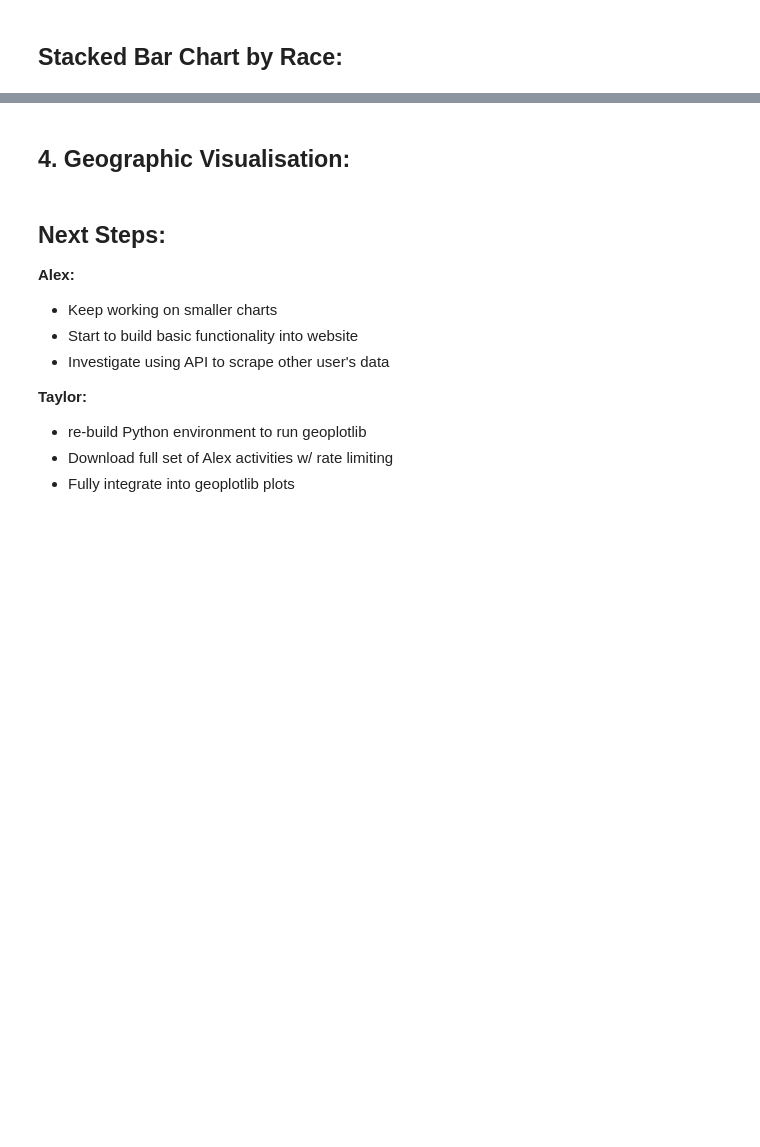
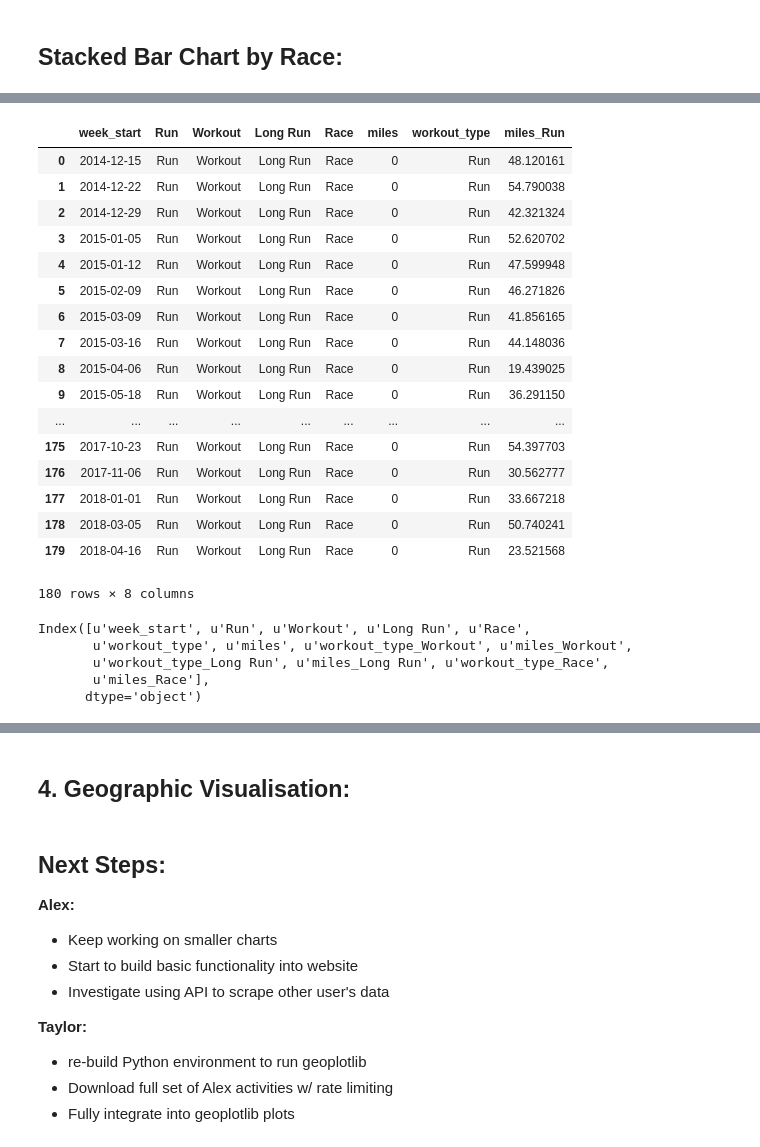
Before and after one commit to ajhoward7/strava-vis, a Jupyter notebook: bin/Beta Release.ipynb, the cells around one changed output, grey strips where cells are left out. Saved outputs shown, nothing was run; the diff lists cells and outputs as text; code cells hidden in the pictures; blank space fills up the shorter version.

```diff
--- a/bin/Beta Release.ipynb
+++ b/bin/Beta Release.ipynb
@@ -264,0 +277,4 @@ by_week_activity_df = pd.DataFrame(activities_grouped_df_2.week_start.unique(),
+# %%
+by_week_activity_df['miles'] = 0
+# %%
+by_week_activity_df = pd.merge(by_week_activity_df, activities_grouped_df_2, left_on = ['week_start','{}'.format(activities_df.workout_type.unique()[0])], right_on = ['week_start','workout_type'], how='left',suffixes = ('','_{}'.format(activities_df.workout_type.unique()[0])))
@@ -265 +302,22 @@ by_week_activity_df = pd.DataFrame(activities_grouped_df_2.week_start.unique(),
+# %%
+by_week_activity_df
+# %% [output]
+|  | week_start | Run | Workout | Long Run | Race | miles | workout_type | miles_Run |
+| 0 | 2014-12-15 | Run | Workout | Long Run | Race | 0 | Run | 48.120161 |
+| 1 | 2014-12-22 | Run | Workout | Long Run | Race | 0 | Run | 54.790038 |
+| 2 | 2014-12-29 | Run | Workout | Long Run | Race | 0 | Run | 42.321324 |
+| 3 | 2015-01-05 | Run | Workout | Long Run | Race | 0 | Run | 52.620702 |
+| 4 | 2015-01-12 | Run | Workout | Long Run | Race | 0 | Run | 47.599948 |
+| 5 | 2015-02-09 | Run | Workout | Long Run | Race | 0 | Run | 46.271826 |
+| 6 | 2015-03-09 | Run | Workout | Long Run | Race | 0 | Run | 41.856165 |
+| 7 | 2015-03-16 | Run | Workout | Long Run | Race | 0 | Run | 44.148036 |
+| 8 | 2015-04-06 | Run | Workout | Long Run | Race | 0 | Run | 19.439025 |
+| 9 | 2015-05-18 | Run | Workout | Long Run | Race | 0 | Run | 36.291150 |
+| ... | ... | ... | ... | ... | ... | ... | ... | ... |
+| 175 | 2017-10-23 | Run | Workout | Long Run | Race | 0 | Run | 54.397703 |
+| 176 | 2017-11-06 | Run | Workout | Long Run | Race | 0 | Run | 30.562777 |
+| 177 | 2018-01-01 | Run | Workout | Long Run | Race | 0 | Run | 33.667218 |
+| 178 | 2018-03-05 | Run | Workout | Long Run | Race | 0 | Run | 50.740241 |
+| 179 | 2018-04-16 | Run | Workout | Long Run | Race | 0 | Run | 23.521568 |
+180 rows × 8 columns
 # %%
@@ -269,5 +324,13 @@ for i in activities_df.workout_type.unique():
 for i in range(4):
     by_week_activity_df = pd.merge(by_week_activity_df, activities_grouped_df_2, left_on = ['week_start','{}'.format(activities_df.workout_type.unique()[i])], right_on = ['week_start','workout_type'], how='left',suffixes = ('','_{}'.format(activities_df.workout_type.unique()[i])))
+# %%
+by_week_activity_df.columns
+# %% [output]
+Index([u'week_start', u'Run', u'Workout', u'Long Run', u'Race',
+       u'workout_type', u'miles', u'workout_type_Workout', u'miles_Workout',
+       u'workout_type_Long Run', u'miles_Long Run', u'workout_type_Race',
+       u'miles_Race'],
+      dtype='object')
 # %%
 by_week_activity_df = by_week_activity_df[['week_start','miles','miles_Workout','miles_Long Run','miles_Race']]
 # %%
```
Also changed, not shown: parts of 7 cells of this notebook, 4 other files.
